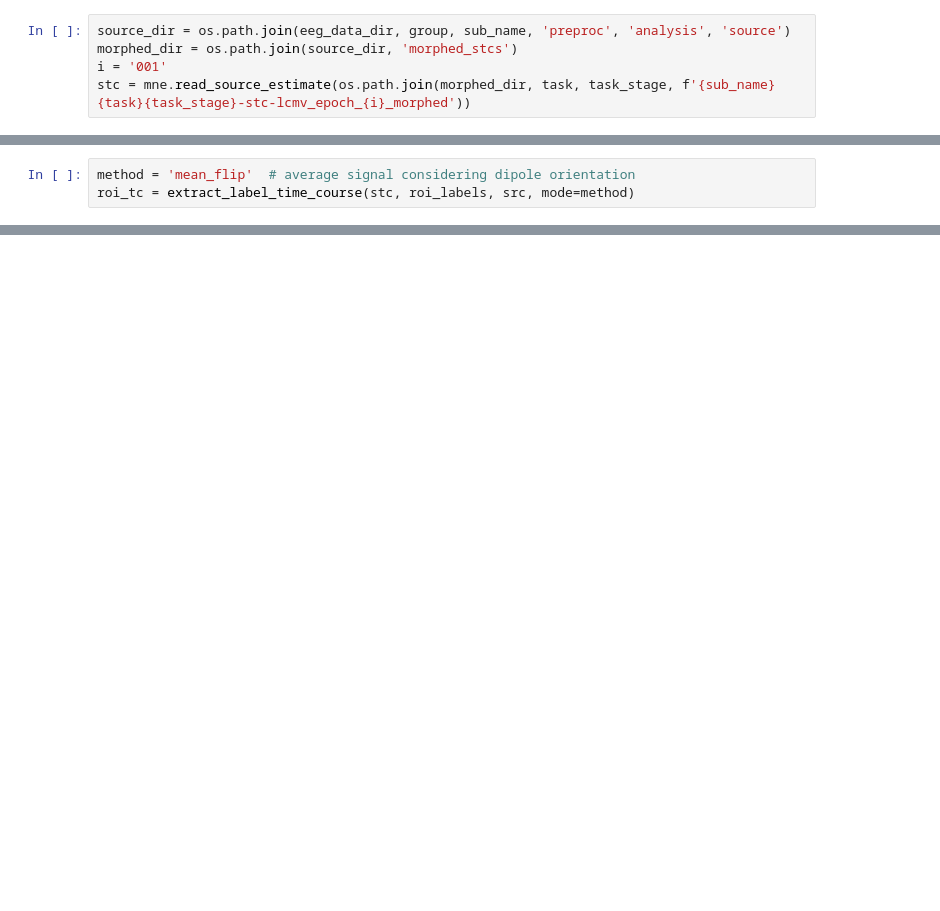
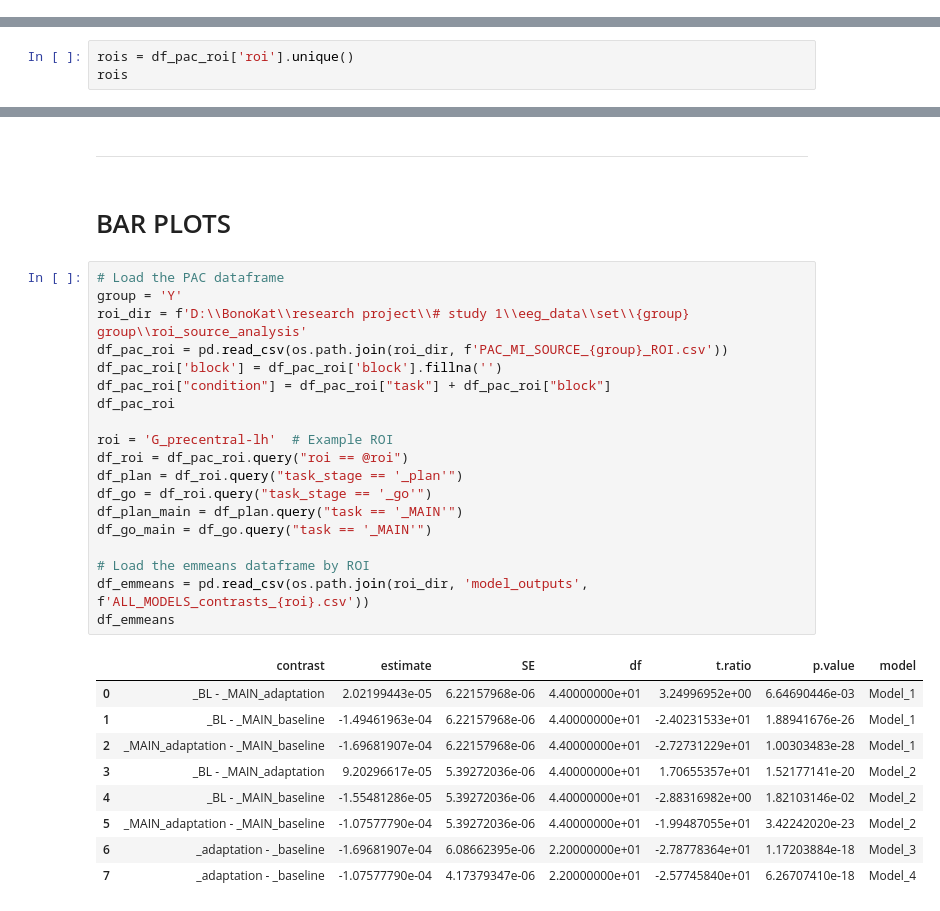
Before and after one commit to bonokat/motor_pac, a Jupyter notebook: 12. PAC_and_stats_roi.ipynb, the cells around one changed output, grey strips where cells are left out. Drawn from its saved outputs; the diff is of its cells as text; blank space fills up the shorter version.

```diff
--- a/12. PAC_and_stats_roi.ipynb
+++ b/12. PAC_and_stats_roi.ipynb
@@ -61,5 +58,0 @@ TypeError: __init__() missing 2 required positional arguments: 'tmin' and 'tstep
-# %%
-source_dir = os.path.join(eeg_data_dir, group, sub_name, 'preproc', 'analysis', 'source')
-morphed_dir = os.path.join(source_dir, 'morphed_stcs')
-i = '001'
-stc = mne.read_source_estimate(os.path.join(morphed_dir, task, task_stage, f'{sub_name}{task}{task_stage}-stc-lcmv_epoch_{i}_morphed'))
@@ -140,3 +118,0 @@ Reading labels from parcellation...
-# %%
-method = 'mean_flip'  # average signal considering dipole orientation
-roi_tc = extract_label_time_course(stc, roi_labels, src, mode=method)
@@ -168,0 +263,3 @@ Using control points [0.21868608 0.25945783 0.3260517 ]
+# %%
+rois = df_pac_roi['roi'].unique()
+rois
@@ -168,0 +423,33 @@ Using control points [0.21868608 0.25945783 0.3260517 ]
+# %% [markdown]
+______________________________________
+# %% [markdown]
+# BAR PLOTS
+# %%
+# Load the PAC dataframe
+group = 'Y'
+roi_dir = f'D:\\BonoKat\\research project\\# study 1\\eeg_data\\set\\{group} group\\roi_source_analysis'
+df_pac_roi = pd.read_csv(os.path.join(roi_dir, f'PAC_MI_SOURCE_{group}_ROI.csv'))
+df_pac_roi['block'] = df_pac_roi['block'].fillna('')
+df_pac_roi["condition"] = df_pac_roi["task"] + df_pac_roi["block"]
+df_pac_roi
+
+roi = 'G_precentral-lh'  # Example ROI
+df_roi = df_pac_roi.query("roi == @roi")
+df_plan = df_roi.query("task_stage == '_plan'")
+df_go = df_roi.query("task_stage == '_go'")
+df_plan_main = df_plan.query("task == '_MAIN'")
+df_go_main = df_go.query("task == '_MAIN'")
+
+# Load the emmeans dataframe by ROI
+df_emmeans = pd.read_csv(os.path.join(roi_dir, 'model_outputs', f'ALL_MODELS_contrasts_{roi}.csv'))
+df_emmeans
+# %% [output]
+|  | contrast | estimate | SE | df | t.ratio | p.value | model |
+| 0 | _BL - _MAIN_adaptation | 2.02199443e-05 | 6.22157968e-06 | 4.40000000e+01 | 3.24996952e+00 | 6.64690446e-03 | Model_1 |
+| 1 | _BL - _MAIN_baseline | -1.49461963e-04 | 6.22157968e-06 | 4.40000000e+01 | -2.40231533e+01 | 1.88941676e-26 | Model_1 |
+| 2 | _MAIN_adaptation - _MAIN_baseline | -1.69681907e-04 | 6.22157968e-06 | 4.40000000e+01 | -2.72731229e+01 | 1.00303483e-28 | Model_1 |
+| 3 | _BL - _MAIN_adaptation | 9.20296617e-05 | 5.39272036e-06 | 4.40000000e+01 | 1.70655357e+01 | 1.52177141e-20 | Model_2 |
+| 4 | _BL - _MAIN_baseline | -1.55481286e-05 | 5.39272036e-06 | 4.40000000e+01 | -2.88316982e+00 | 1.82103146e-02 | Model_2 |
+| 5 | _MAIN_adaptation - _MAIN_baseline | -1.07577790e-04 | 5.39272036e-06 | 4.40000000e+01 | -1.99487055e+01 | 3.42242020e-23 | Model_2 |
+| 6 | _adaptation - _baseline | -1.69681907e-04 | 6.08662395e-06 | 2.20000000e+01 | -2.78778364e+01 | 1.17203884e-18 | Model_3 |
+| 7 | _adaptation - _baseline | -1.07577790e-04 | 4.17379347e-06 | 2.20000000e+01 | -2.57745840e+01 | 6.26707410e-18 | Model_4 |
```
Also changed, not shown: parts of 31 cells of this notebook, 3 other files.
